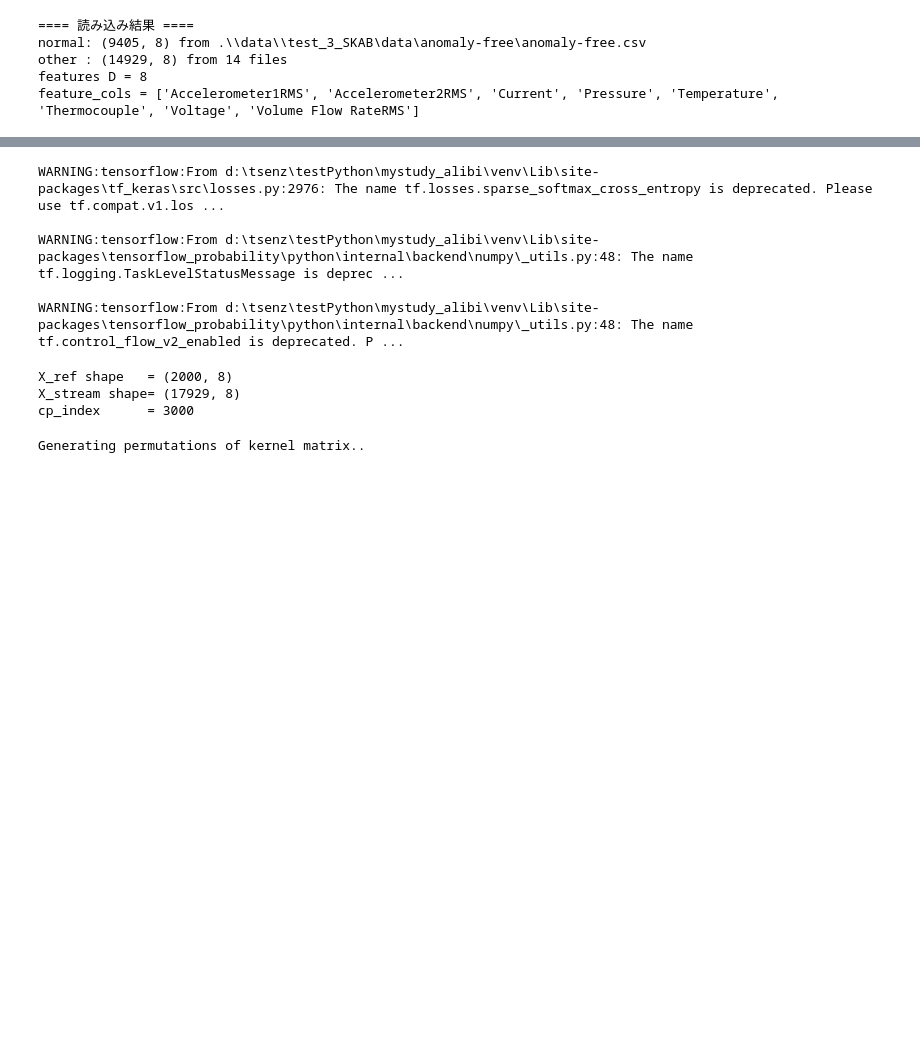
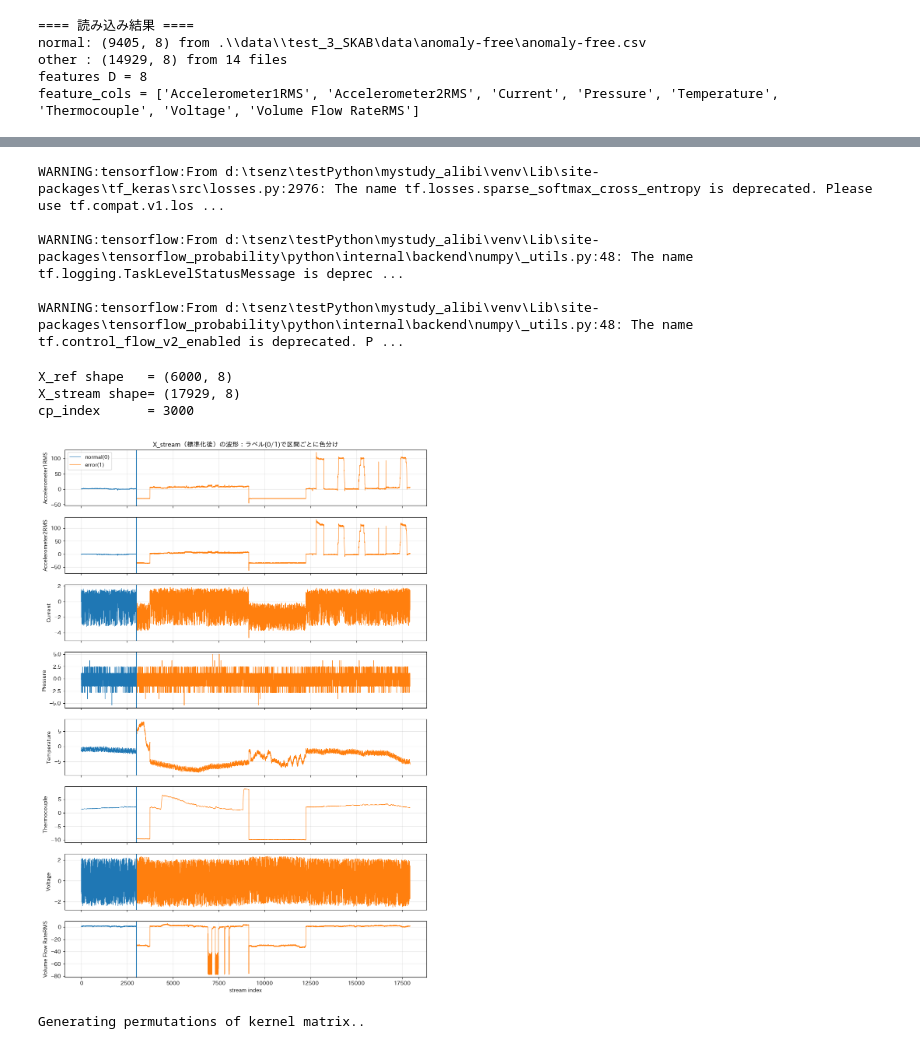
Before and after one commit to pal20010116/mystudy_alibi, a Jupyter notebook: notebooks/ドリフト検出/test_3_SKAB.ipynb, the cells around one changed output, grey strips where cells are left out. Cells and saved outputs as stored; diff of their text form; code cells hidden in the pictures; blank space fills up the shorter version.

```diff
--- a/notebooks/ドリフト検出/test_3_SKAB.ipynb
+++ b/notebooks/ドリフト検出/test_3_SKAB.ipynb
@@ -16,7 +16,7 @@ other_dir  = os.path.join(data_dir, "other")
 
 # 参照（正常）として使う点数、テストで「最初に流す正常点数」
 # ※ 長すぎると計算が重くなるので、まずはこのくらいから推奨
-N_REF = 2000
+N_REF = 6000
 N_TEST_NORMAL_PREFIX = 3000
 
 # 出力ファイル
@@ -160,6 +160,9 @@ sd = X_ref.std(axis=0) + 1e-12
 
 X_ref_z = (X_ref - mu) / sd
 X_stream_z = (X_stream - mu) / sd
+
+X_ref_z = X_ref
+X_stream_z = X_stream
 
 print("\n==== 標準化後 ====")
 print("X_ref_z    :", X_ref_z.shape)
@@ -208,15 +211,87 @@ cp_index = int(data["cp_index"])                  # 真の変化点（このinde
 print("X_ref shape   =", X_ref.shape)
 print("X_stream shape=", X_stream.shape)
 print("cp_index      =", cp_index)
+
+X_stream
 # %% [output]
 WARNING:tensorflow:From d:\tsenz\testPython\mystudy_alibi\venv\Lib\site-packages\tf_keras\src\losses.py:2976: The name tf.losses.sparse_softmax_cross_entropy is deprecated. Please use tf.compat.v1.los ...
 
 WARNING:tensorflow:From d:\tsenz\testPython\mystudy_alibi\venv\Lib\site-packages\tensorflow_probability\python\internal\backend\numpy\_utils.py:48: The name tf.logging.TaskLevelStatusMessage is deprec ...
 
 WARNING:tensorflow:From d:\tsenz\testPython\mystudy_alibi\venv\Lib\site-packages\tensorflow_probability\python\internal\backend\numpy\_utils.py:48: The name tf.control_flow_v2_enabled is deprecated. P ...
-X_ref shape   = (2000, 8)
+X_ref shape   = (6000, 8)
 X_stream shape= (17929, 8)
 cp_index      = 3000
+# %%
+
+import numpy as np
+import matplotlib.pyplot as plt
+
+# ============================================================
+# X_stream を「波形（時系列）」として可視化
+#  - カラム（センサ）ごとに別プロット（縦に並べる）
+#  - ラベル y_stream（0=正常, 1=異常）で線色を切り替えて表示
+#  - 真の変化点 cp_index に縦線
+#
+# 前提：
+#   X_stream_z : (N, D)  標準化済みストリーム
+#   y_stream   : (N,)    0/1 ラベル
+#   cp_index   : int     変化点（このindexから異常が始まる）
+#   feature_cols: list   列名（なければ f0,f1,... で代替）
+# ============================================================
+
+X_plot = X_stream_z  # 標準化後を見たいならこれ。標準化前なら X_stream を指定
+
+N, D = X_plot.shape
+t = np.arange(N)
+
+# 列名の用意（なければ f0,f1,...）
+if "feature_cols" in globals() and feature_cols is not None and len(feature_cols) == D:
+    names = list(feature_cols)
+else:
+    names = [f"f{i}" for i in range(D)]
+
+# 連続区間（ラベルが同じ区間）ごとに線を引くための境界を作る
+y = y_stream.astype(int)
+change = np.where(np.diff(y) != 0)[0] + 1
+bounds = np.r_[0, change, N]
+
+fig, axes = plt.subplots(D, 1, figsize=(12, max(3, 2.2*D)), sharex=True)
+
+# D=1 のとき axes が配列にならない対策
+if D == 1:
+    axes = [axes]
+
+for j in range(D):
+    ax = axes[j]
+
+    # ラベルごとに区間を分けてプロット（色はmatplotlibの自動色に任せる）
+    for b0, b1 in zip(bounds[:-1], bounds[1:]):
+        lab = int(y[b0])
+        label_text = "normal(0)" if lab == 0 else "error(1)"
+
+        # 凡例が同じラベルで増殖しないように最初の1回だけ付ける
+        use_label = label_text if (j == 0 and ((lab == 0 and b0 == bounds[0]) or (lab == 1 and b0 == bounds[1] if len(bounds) > 2 else True))) else None
+
+        ax.plot(t[b0:b1], X_plot[b0:b1, j], linewidth=0.8, label=use_label)
+
+    # 真の変化点
+    ax.axvline(cp_index, linewidth=1.5)
+
+    ax.set_ylabel(str(names[j]))
+    ax.grid(True, alpha=0.3)
+
+axes[0].set_title("X_stream（標準化後）の波形：ラベル(0/1)で区間ごとに色分け")
+axes[-1].set_xlabel("stream index")
+
+# 凡例（上段だけ）
+handles, labels = axes[0].get_legend_handles_labels()
+if len(handles) > 0:
+    axes[0].legend()
+
+plt.show()
+# %% [output]
+[figure, added]
 # %%
 
 # ============================================================
```
Also changed, not shown: parts of 6 cells of this notebook, 1 other file.
